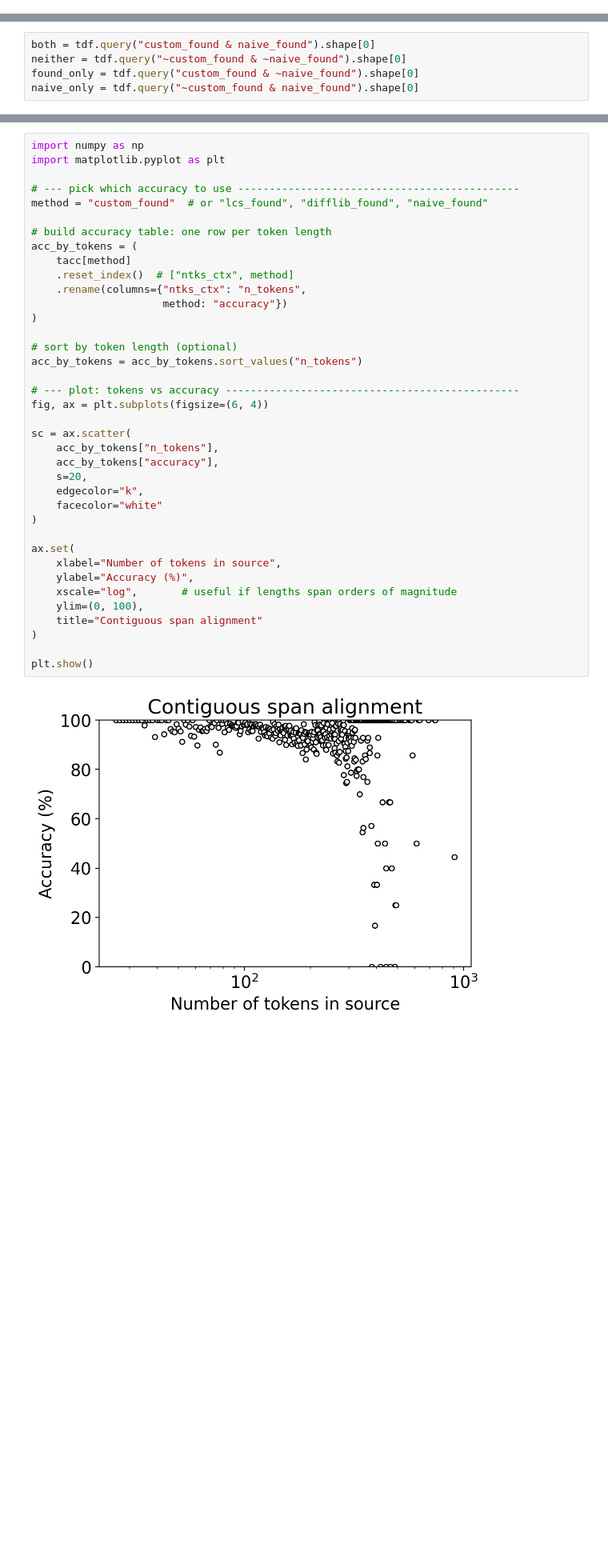
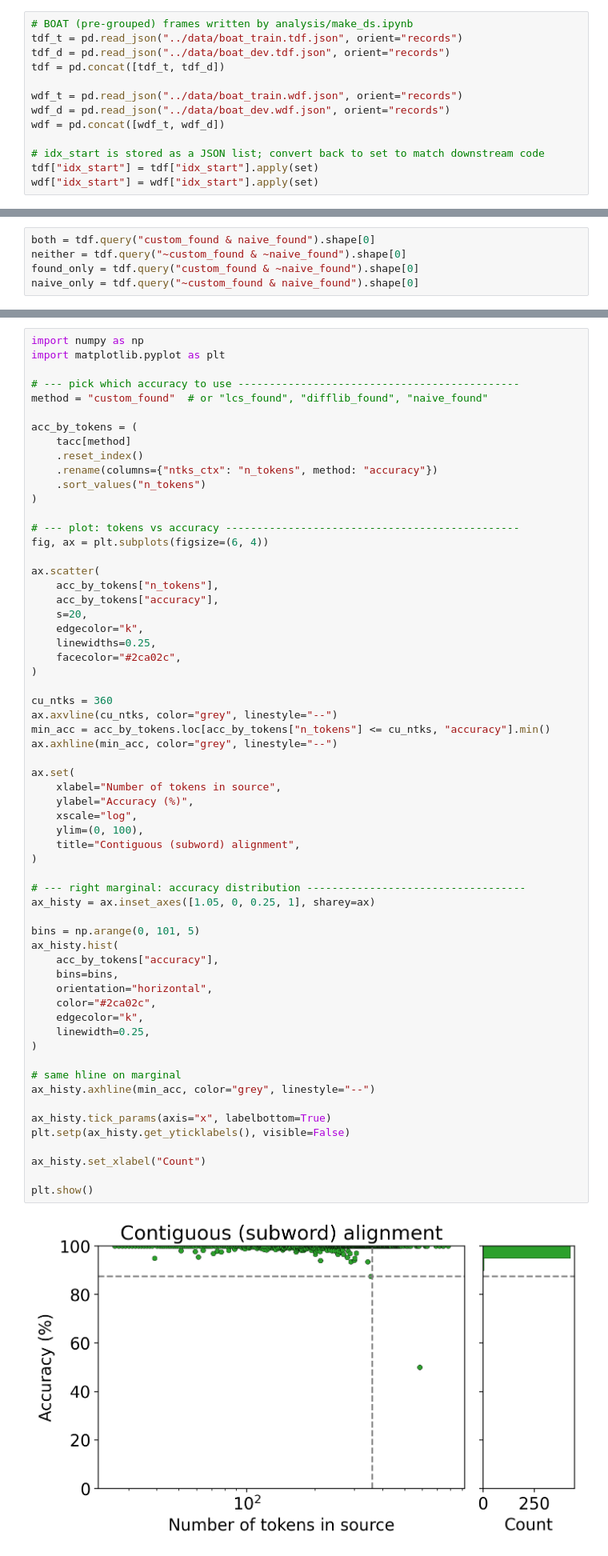
Before and after one commit to sbooeshaghi/taln, a Jupyter notebook: analysis/benchmark.ipynb, the cells around one changed output, grey strips where cells are left out. Shown: that part at 80% size. Cells and saved outputs as stored; diff of their text form; blank space fills up the shorter version.

Commit message:
added boat maker notebooks, failure investigations, and an updated readme

```diff
--- a/analysis/benchmark.ipynb
+++ b/analysis/benchmark.ipynb
@@ -100 +57,14 @@ tdf.shape
+# %%
+# BOAT (pre-grouped) frames written by analysis/make_ds.ipynb
+tdf_t = pd.read_json("../data/boat_train.tdf.json", orient="records")
+tdf_d = pd.read_json("../data/boat_dev.tdf.json", orient="records")
+tdf = pd.concat([tdf_t, tdf_d])
+
+wdf_t = pd.read_json("../data/boat_train.wdf.json", orient="records")
+wdf_d = pd.read_json("../data/boat_dev.wdf.json", orient="records")
+wdf = pd.concat([wdf_t, wdf_d])
+
+# idx_start is stored as a JSON list; convert back to set to match downstream code
+tdf["idx_start"] = tdf["idx_start"].apply(set)
+wdf["idx_start"] = wdf["idx_start"].apply(set)
 # %%
@@ -793,40 +668,63 @@ df = df.assign(
 # %%
 import numpy as np
 import matplotlib.pyplot as plt
 
 # --- pick which accuracy to use ---------------------------------------------
 method = "custom_found"  # or "lcs_found", "difflib_found", "naive_found"
 
-# build accuracy table: one row per token length
 acc_by_tokens = (
     tacc[method]
-    .reset_index()  # ["ntks_ctx", method]
-    .rename(columns={"ntks_ctx": "n_tokens",
-                     method: "accuracy"})
+    .reset_index()
+    .rename(columns={"ntks_ctx": "n_tokens", method: "accuracy"})
+    .sort_values("n_tokens")
 )
-
-# sort by token length (optional)
-acc_by_tokens = acc_by_tokens.sort_values("n_tokens")
 
 # --- plot: tokens vs accuracy -----------------------------------------------
 fig, ax = plt.subplots(figsize=(6, 4))
 
-sc = ax.scatter(
+ax.scatter(
     acc_by_tokens["n_tokens"],
     acc_by_tokens["accuracy"],
     s=20,
     edgecolor="k",
-    facecolor="white"
+    linewidths=0.25,
+    facecolor="#2ca02c",
 )
+
+cu_ntks = 360
+ax.axvline(cu_ntks, color="grey", linestyle="--")
+min_acc = acc_by_tokens.loc[acc_by_tokens["n_tokens"] <= cu_ntks, "accuracy"].min()
+ax.axhline(min_acc, color="grey", linestyle="--")
 
 ax.set(
     xlabel="Number of tokens in source",
     ylabel="Accuracy (%)",
-    xscale="log",       # useful if lengths span orders of magnitude
+    xscale="log",
     ylim=(0, 100),
-    title="Contiguous span alignment"
+    title="Contiguous (subword) alignment",
 )
 
+# --- right marginal: accuracy distribution -----------------------------------
+ax_histy = ax.inset_axes([1.05, 0, 0.25, 1], sharey=ax)
+
+bins = np.arange(0, 101, 5)
+ax_histy.hist(
+    acc_by_tokens["accuracy"],
+    bins=bins,
+    orientation="horizontal",
+    color="#2ca02c",
+    edgecolor="k",
+    linewidth=0.25,
+)
+
+# same hline on marginal
+ax_histy.axhline(min_acc, color="grey", linestyle="--")
+
+ax_histy.tick_params(axis="x", labelbottom=True)
+plt.setp(ax_histy.get_yticklabels(), visible=False)
+
+ax_histy.set_xlabel("Count")
+
 plt.show()
 # %% [output]
-[figure, old version]
+[figure, new version]
```
Also changed, not shown: parts of 31 cells of this notebook, 5 other files.
